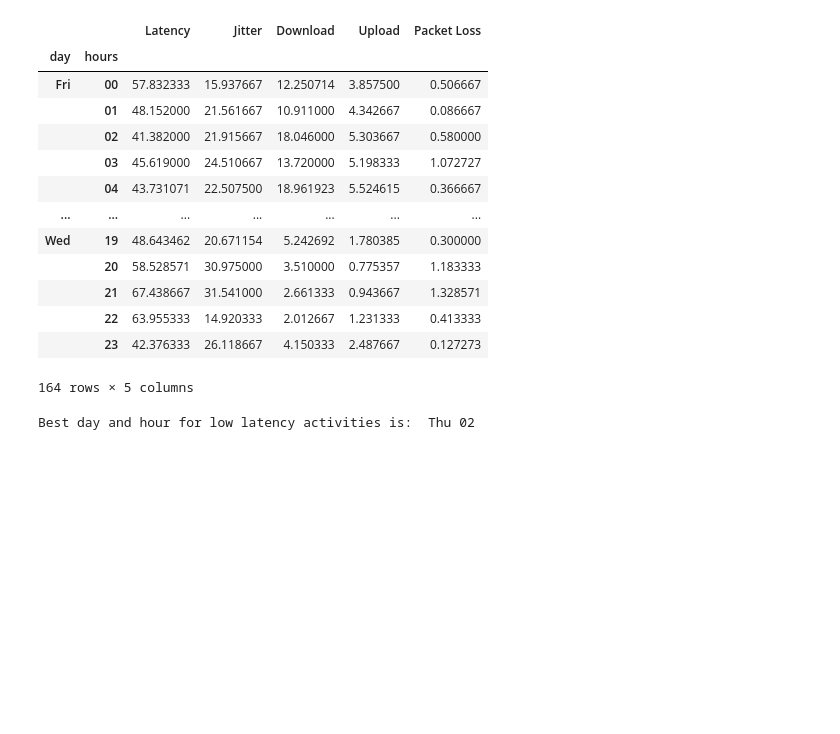
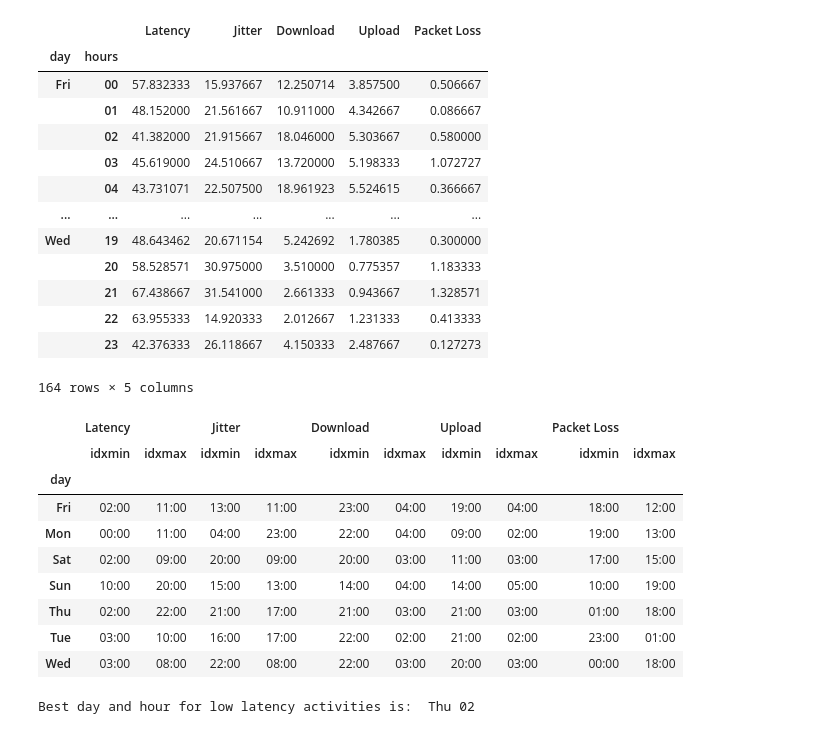
Before and after one commit to shanthiii/Internet-Analysis-Project, a Jupyter notebook: Internet_Analysis.ipynb, the cells around one changed output. Saved outputs shown, nothing was run; the diff lists cells and outputs as text; code cells hidden in the pictures; blank space fills up the shorter version.

```diff
--- a/Internet_Analysis.ipynb
+++ b/Internet_Analysis.ipynb
@@ -35,11 +35,4 @@ properties = ["Latency", "Server", "Download"]
 # %%
 url = 'https://raw.githubusercontent.com/shanthiii/Internet-Analysis/main/statistics.log'
 file = urllib.request.urlopen(url)
-# with file as f:
-lines = []
-for line in file:
-    decoded_line = line.decode("utf-8")
-    print(decoded_line)
-    lines.append(decoded_line)
-#     lines = f.readlines().decode('utf-8')
-# print(lines)
+file.close()
@@ -82,18 +38,0 @@ for i in range(1,5):
-# %%
-global COUNT
-COUNT = -1
-d = {}
-global dicti
-dicti = {}
-n = len(lines)
-print(n)
-# def time_define(index):
-#     COUNT += 1
-#     dicti = {}
-#     post_dict("day", x, dicti)
-#     n = lines[index].strip().split(":")
-#     m = len(n[0])
-#     post_dict("hours", n[0][m-2:], dicti)
-#     post_dict("minutes", n[1], dicti)
-    # lines = f.readline()
-    # n = lines.strip().split(":")
@@ -102 +39,4 @@ print(n)
+# %%
+COUNT = 0
+d = {}
 # %%
@@ -691,13 +471,25 @@ pd.DataFrame(x)
 # %%
 # To find the best time for downloads, uploads
 overall = x.groupby('day').agg(['idxmin', 'idxmax'])
+attributes = ['Latency', 'Jitter', 'Download', 'Upload', 'Packet Loss']
 for day in dictionary:
-    for attr in {'Latency', 'Jitter', 'Download', 'Upload', 'Packet Loss'}:
+    for attr in attributes:
         overall.loc[day, (attr, 'idxmin')] = \
             str(overall.loc[day, (attr, 'idxmin')][1]) + ':00'
         locat = str(overall.loc[day, (attr, 'idxmax')][1])
         overall.loc[day, (attr, 'idxmax')] = locat + ':00'
 pd.DataFrame(overall)
+# %% [output]
+|  | Latency |  | Jitter |  | Download |  | Upload |  | Packet Loss |  |
+|  | idxmin | idxmax | idxmin | idxmax | idxmin | idxmax | idxmin | idxmax | idxmin | idxmax |
+| day |  |  |  |  |  |  |  |  |  |  |
+| Fri | 02:00 | 11:00 | 13:00 | 11:00 | 23:00 | 04:00 | 19:00 | 04:00 | 18:00 | 12:00 |
+| Mon | 00:00 | 11:00 | 04:00 | 23:00 | 22:00 | 04:00 | 09:00 | 02:00 | 19:00 | 13:00 |
+| Sat | 02:00 | 09:00 | 20:00 | 09:00 | 20:00 | 03:00 | 11:00 | 03:00 | 17:00 | 15:00 |
+| Sun | 10:00 | 20:00 | 15:00 | 13:00 | 14:00 | 04:00 | 14:00 | 05:00 | 10:00 | 19:00 |
+| Thu | 02:00 | 22:00 | 21:00 | 17:00 | 21:00 | 03:00 | 21:00 | 03:00 | 01:00 | 18:00 |
+| Tue | 03:00 | 10:00 | 16:00 | 17:00 | 22:00 | 02:00 | 21:00 | 02:00 | 23:00 | 01:00 |
+| Wed | 03:00 | 08:00 | 22:00 | 08:00 | 22:00 | 03:00 | 20:00 | 03:00 | 00:00 | 18:00 |
 # %%
 # To find best hour and time for low latency activities
 pd.DataFrame({'Minimum at': x.idxmin(), 'Maximum at': x.idxmax()})
```
Also changed, not shown: parts of 14 cells of this notebook.
